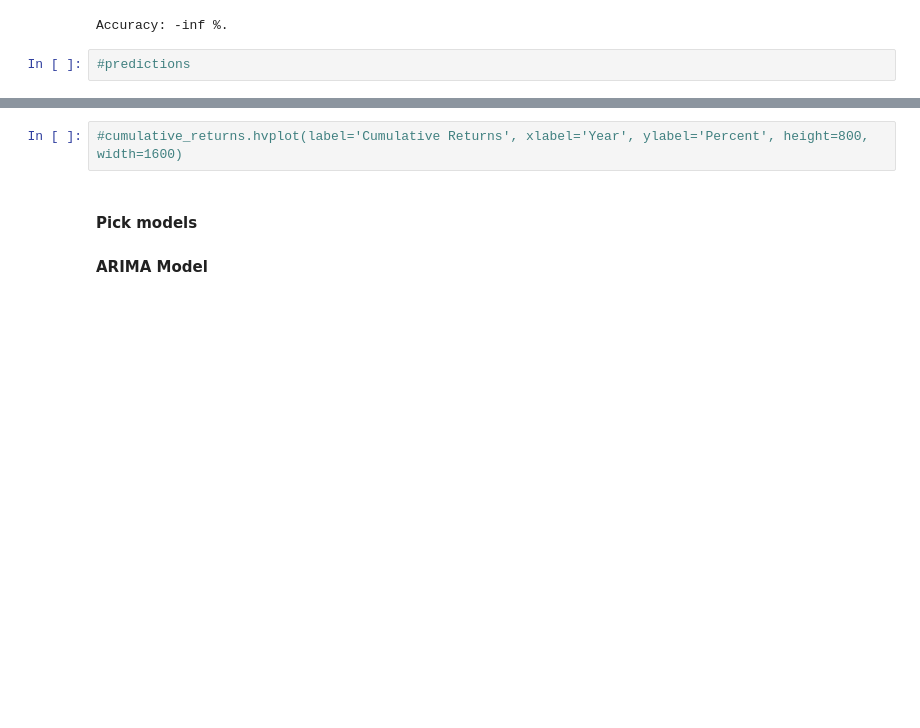
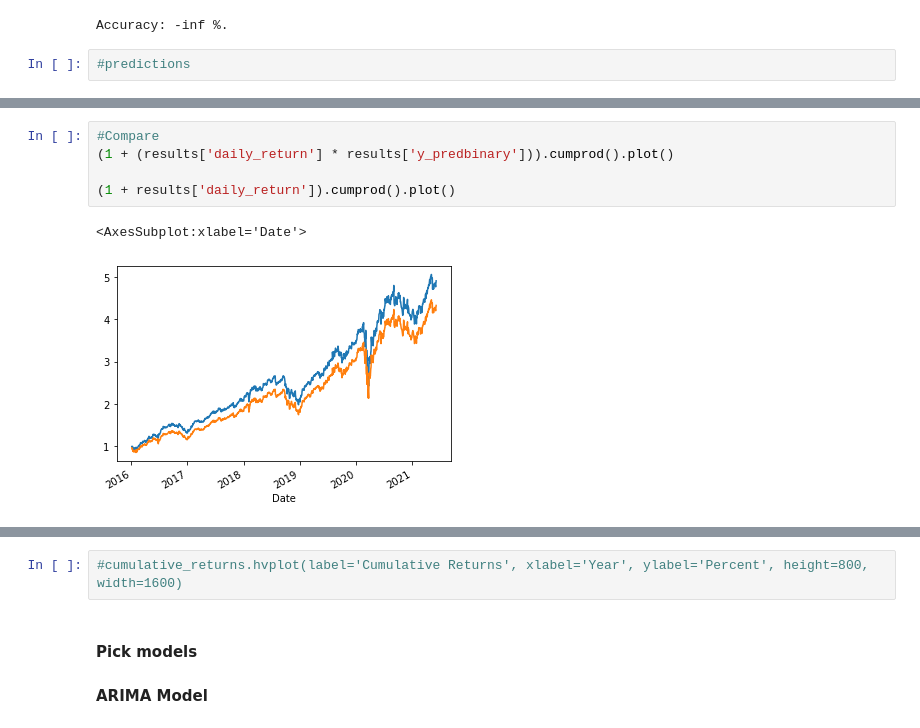
Before and after one commit to scolpan/etf_ml, a Jupyter notebook: InitialETF.ipynb, the cells around one changed output, grey strips where cells are left out. Saved outputs shown, nothing was run; the diff lists cells and outputs as text; blank space fills up the shorter version.

```diff
--- a/InitialETF.ipynb
+++ b/InitialETF.ipynb
@@ -589,0 +664,8 @@ Accuracy: -inf %.
+# %%
+#Compare
+(1 + (results['daily_return'] * results['y_predbinary'])).cumprod().plot()
+
+(1 + results['daily_return']).cumprod().plot()
+# %% [output]
+<AxesSubplot:xlabel='Date'>
+[figure, added]
```
Also changed, not shown: parts of 19 cells of this notebook.
